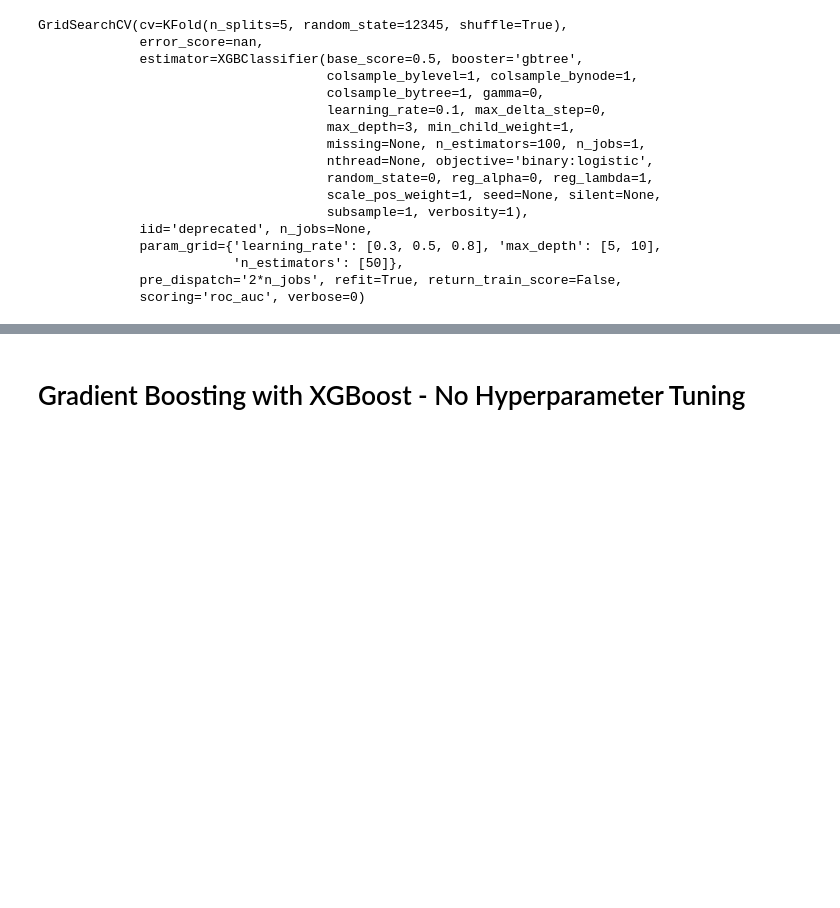
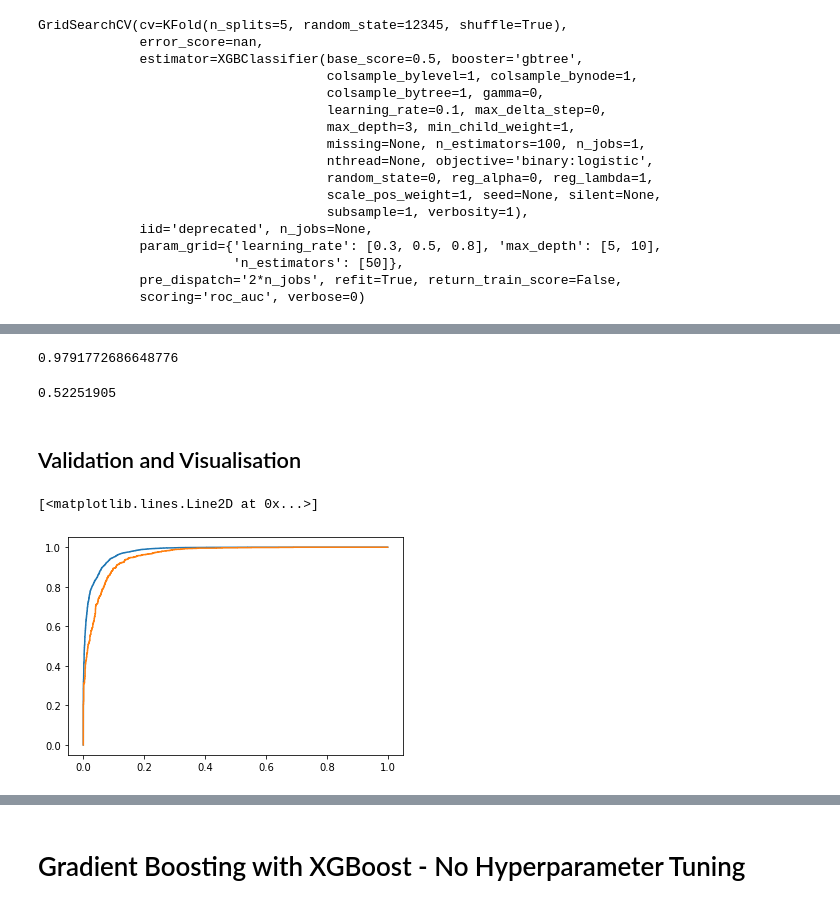
Before and after one commit to MatePocs/hotel_reserve_cancellations, a Jupyter notebook: 02_modelling.ipynb, the cells around one changed output, grey strips where cells are left out. Cells and saved outputs as stored; diff of their text form; code cells hidden in the pictures; blank space fills up the shorter version.

```diff
--- a/02_modelling.ipynb
+++ b/02_modelling.ipynb
@@ -831,0 +854,31 @@ GridSearchCV(cv=KFold(n_splits=5, random_state=12345, shuffle=True),
+# %%
+chosen_learning_rate = gs_xgbc.best_estimator_.learning_rate
+chosen_max_depth = gs_xgbc.best_estimator_.max_depth
+chosen_n_estimators = gs_xgbc.best_estimator_.n_estimators
+# %%
+xgbcgs_chosen = XGBClassifier(
+    learning_rate = chosen_learning_rate,
+    max_depth = chosen_max_depth,
+    n_estimators = chosen_n_estimators
+    )
+
+xgbcgs_chosen.fit(X_train_dtree, y_train_dtree)
+
+y_train_prediction_probabilities_xgbcgs = xgbcgs_chosen.predict_proba(X_train_dtree)
+
+fpr_train_xgbcgs, tpr_train_xgbcgs, thresholds_train_xgbcgs = \
+    roc_curve(y_train_dtree, y_train_prediction_probabilities_xgbcgs[:,1])
+
+auc(fpr_train_xgbcgs, tpr_train_xgbcgs)
+# %% [output]
+0.9791772686648776
+# %%
+zweig_campbell_scores_train_xgbcgs = \
+    tpr_train_xgbcgs - m * fpr_train_xgbcgs
+
+chosen_threshold_xgbcgs = \
+    thresholds_train_xgbcgs[np.argmax(zweig_campbell_scores_train_xgbcgs)]
+
+chosen_threshold_xgbcgs
+# %% [output]
+0.52251905
@@ -831,0 +887,14 @@ GridSearchCV(cv=KFold(n_splits=5, random_state=12345, shuffle=True),
+# %% [markdown]
+## Validation and Visualisation
+# %%
+y_valid_prediction_probabilities_xgbcgs = \
+    xgbcgs_chosen.predict_proba(X_valid_dtree)
+
+fpr_valid_xgbcgs, tpr_valid_xgbcgs, thresholds_valid_xgbcgs = \
+    roc_curve(y_valid_dtree, y_valid_prediction_probabilities_xgbcgs[:,1])
+# %%
+plt.plot(fpr_train_xgbcgs, tpr_train_xgbcgs)
+plt.plot(fpr_valid_xgbcgs, tpr_valid_xgbcgs)
+# %% [output]
+[<matplotlib.lines.Line2D at 0x...>]
+[figure, added]
```
Also changed, not shown: parts of 34 cells of this notebook.
